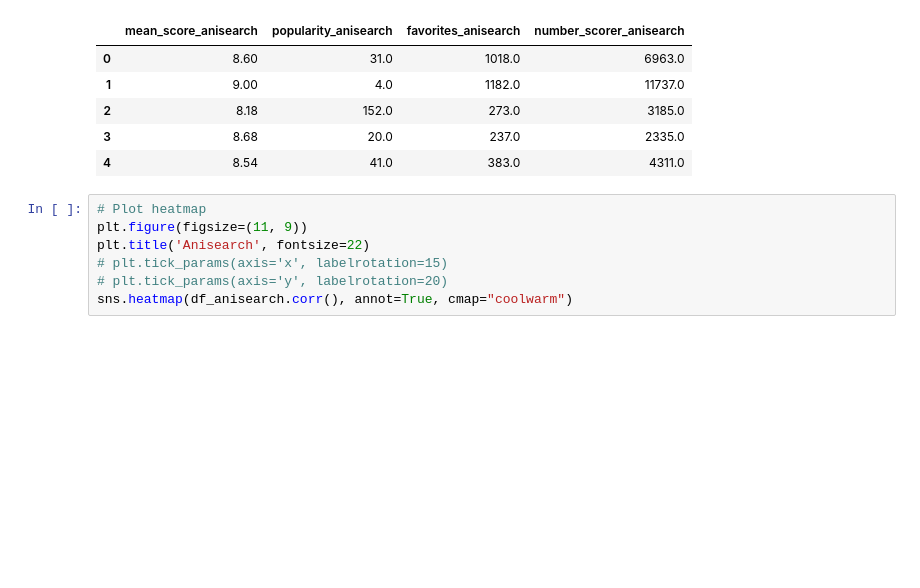
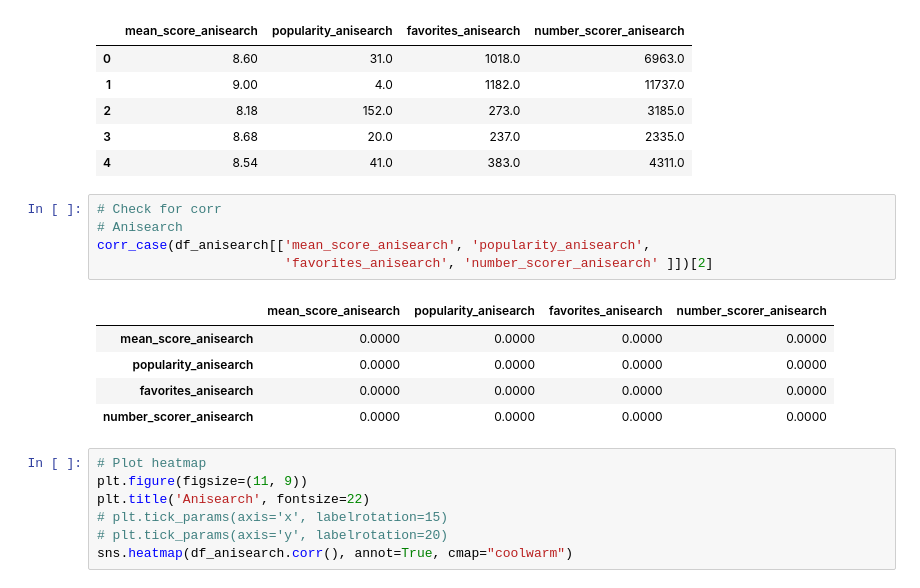
Before and after one commit to mrcuongtroll/Anime-Analysis, a Jupyter notebook: Step4_EDA/Analysis_Anime.ipynb, the cells around one changed output. Drawn from its saved outputs; the diff is of its cells as text; blank space fills up the shorter version.

```diff
--- a/Step4_EDA/Analysis_Anime.ipynb
+++ b/Step4_EDA/Analysis_Anime.ipynb
@@ -364,6 +284,17 @@ df_anisearch.head()
 | 2 | 8.18 | 152.0 | 273.0 | 3185.0 |
 | 3 | 8.68 | 20.0 | 237.0 | 2335.0 |
 | 4 | 8.54 | 41.0 | 383.0 | 4311.0 |
+# %%
+# Check for corr
+# Anisearch
+corr_case(df_anisearch[['mean_score_anisearch', 'popularity_anisearch',
+                        'favorites_anisearch', 'number_scorer_anisearch' ]])[2]
+# %% [output]
+|  | mean_score_anisearch | popularity_anisearch | favorites_anisearch | number_scorer_anisearch |
+| mean_score_anisearch | 0.0000 | 0.0000 | 0.0000 | 0.0000 |
+| popularity_anisearch | 0.0000 | 0.0000 | 0.0000 | 0.0000 |
+| favorites_anisearch | 0.0000 | 0.0000 | 0.0000 | 0.0000 |
+| number_scorer_anisearch | 0.0000 | 0.0000 | 0.0000 | 0.0000 |
 # %%
 # Plot heatmap
 plt.figure(figsize=(11, 9))
```
Also changed, not shown: parts of 48 cells of this notebook, 1 other file.
